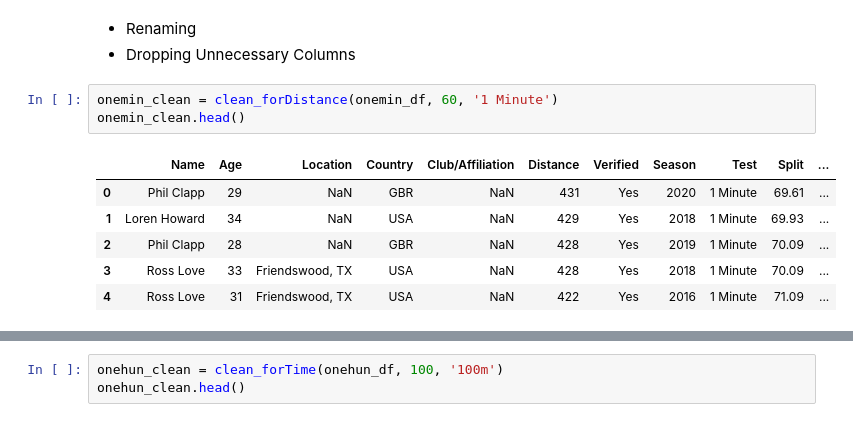
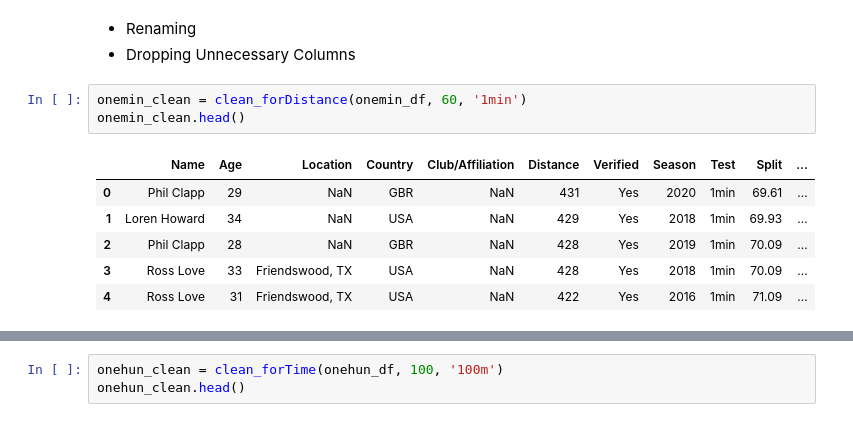
Before and after one commit to JohnShuford/FITDAT, a Jupyter notebook: Notebooks/Performance_Analysis.ipynb, the cells around one changed output, grey strips where cells are left out. Saved outputs shown, nothing was run; the diff lists cells and outputs as text.

```diff
--- a/Notebooks/Performance_Analysis.ipynb
+++ b/Notebooks/Performance_Analysis.ipynb
@@ -65,13 +65,13 @@ mintosec('1:13:38.5')
 - Renaming
 - Dropping Unnecessary Columns
 # %%
-onemin_clean = clean_forDistance(onemin_df, 60, '1 Minute')
+onemin_clean = clean_forDistance(onemin_df, 60, '1min')
 onemin_clean.head()
 # %% [output]
 |  | Name | Age | Location | Country | Club/Affiliation | Distance | Verified | Season | Test | Split | ... |
-| 0 | Phil Clapp | 29 | NaN | GBR | NaN | 431 | Yes | 2020 | 1 Minute | 69.61 | ... |
-| 1 | Loren Howard | 34 | NaN | USA | NaN | 429 | Yes | 2018 | 1 Minute | 69.93 | ... |
-| 2 | Phil Clapp | 28 | NaN | GBR | NaN | 428 | Yes | 2019 | 1 Minute | 70.09 | ... |
-| 3 | Ross Love | 33 | Friendswood, TX | USA | NaN | 428 | Yes | 2018 | 1 Minute | 70.09 | ... |
-| 4 | Ross Love | 31 | Friendswood, TX | USA | NaN | 422 | Yes | 2016 | 1 Minute | 71.09 | ... |
+| 0 | Phil Clapp | 29 | NaN | GBR | NaN | 431 | Yes | 2020 | 1min | 69.61 | ... |
+| 1 | Loren Howard | 34 | NaN | USA | NaN | 429 | Yes | 2018 | 1min | 69.93 | ... |
+| 2 | Phil Clapp | 28 | NaN | GBR | NaN | 428 | Yes | 2019 | 1min | 70.09 | ... |
+| 3 | Ross Love | 33 | Friendswood, TX | USA | NaN | 428 | Yes | 2018 | 1min | 70.09 | ... |
+| 4 | Ross Love | 31 | Friendswood, TX | USA | NaN | 422 | Yes | 2016 | 1min | 71.09 | ... |
 # %%
```
Also changed, not shown: parts of 3 cells of this notebook, 9 other files.
